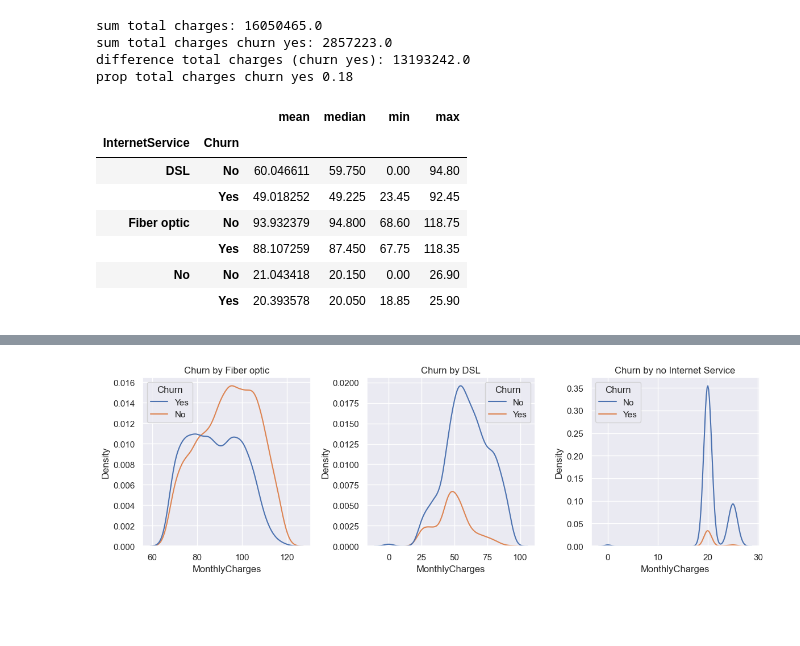
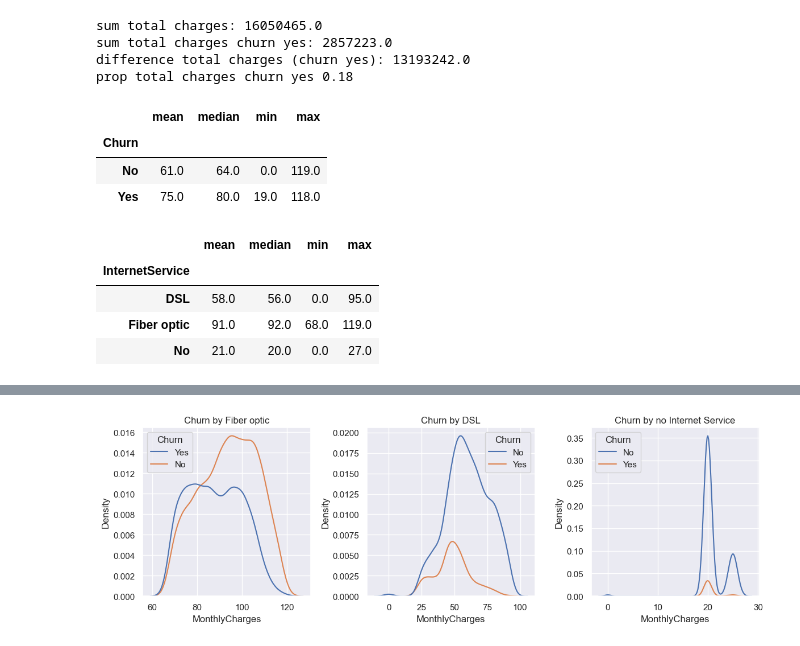
Before and after one commit to emsif84/churn_prediction, a Jupyter notebook: exploratory_data_analysis.ipynb, the cells around one changed output, grey strips where cells are left out. Drawn from its saved outputs; the diff is of its cells as text; code cells hidden in the pictures; blank space fills up the shorter version.

```diff
--- a/exploratory_data_analysis.ipynb
+++ b/exploratory_data_analysis.ipynb
@@ -668,15 +668,19 @@ sum total charges: 16050465.0
 sum total charges churn yes: 2857223.0
 difference total charges (churn yes): 13193242.0
 prop total charges churn yes 0.18
+# %%
+data.groupby(['Churn'])['MonthlyCharges'].agg(['mean','median','min','max']).round()
+# %% [output]
+|  | mean | median | min | max |
+| Churn |  |  |  |  |
+| No | 61.0 | 64.0 | 0.0 | 119.0 |
+| Yes | 75.0 | 80.0 | 19.0 | 118.0 |
 # %%
 #Statistics MonhtlyCharges by Internet Service
-data.groupby(['InternetService','Churn'])['MonthlyCharges'].agg(['mean','median','min','max'])
+data.groupby(['InternetService'])['MonthlyCharges'].agg(['mean','median','min','max']).round()
 # %% [output]
-|  |  | mean | median | min | max |
-| InternetService | Churn |  |  |  |  |
-| DSL | No | 60.046611 | 59.750 | 0.00 | 94.80 |
-|  | Yes | 49.018252 | 49.225 | 23.45 | 92.45 |
-| Fiber optic | No | 93.932379 | 94.800 | 68.60 | 118.75 |
-|  | Yes | 88.107259 | 87.450 | 67.75 | 118.35 |
-| No | No | 21.043418 | 20.150 | 0.00 | 26.90 |
-|  | Yes | 20.393578 | 20.050 | 18.85 | 25.90 |
+|  | mean | median | min | max |
+| InternetService |  |  |  |  |
+| DSL | 58.0 | 56.0 | 0.0 | 95.0 |
+| Fiber optic | 91.0 | 92.0 | 68.0 | 119.0 |
+| No | 21.0 | 20.0 | 0.0 | 27.0 |
```
Also changed, not shown: parts of 2 cells of this notebook, 2 other files.
